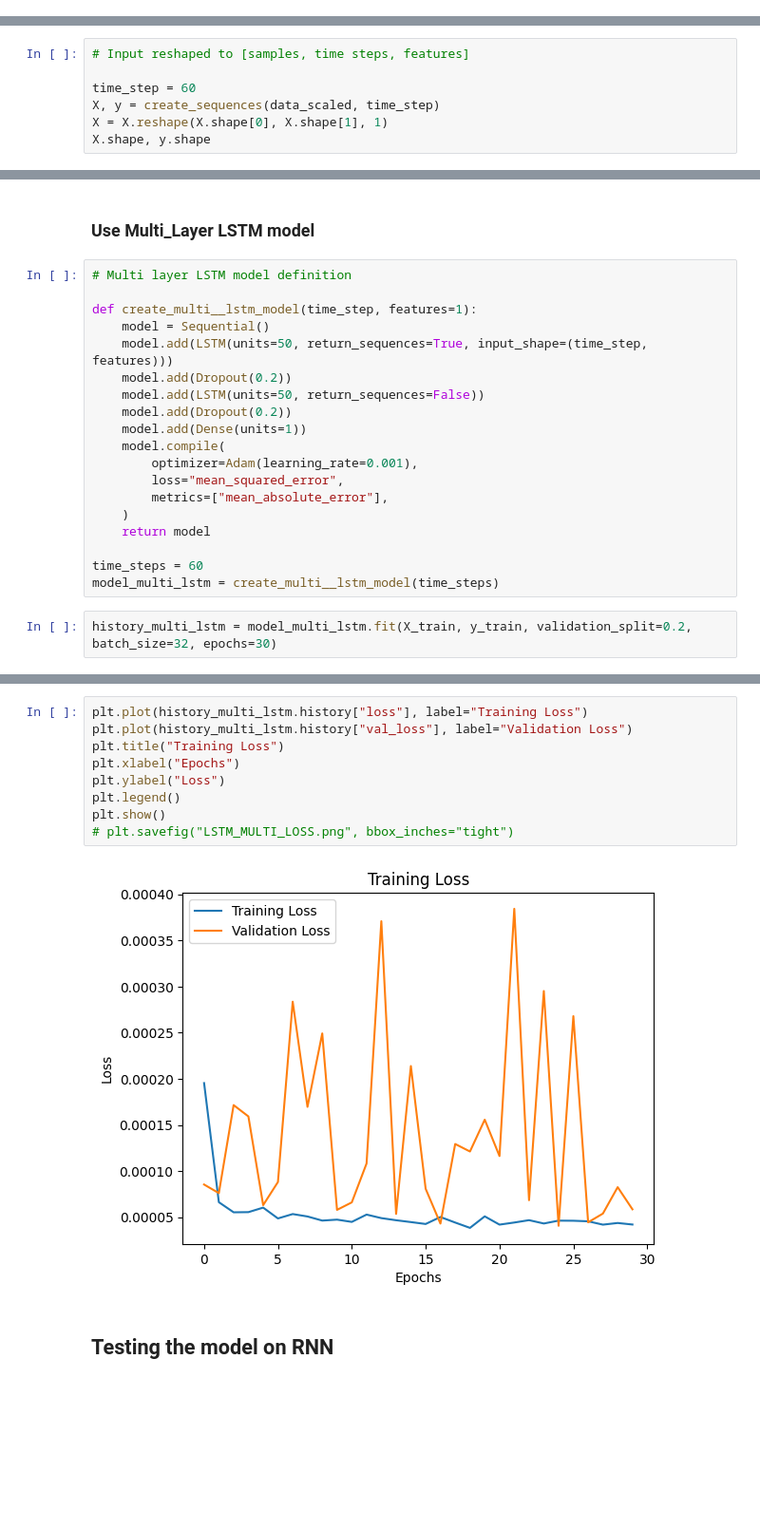
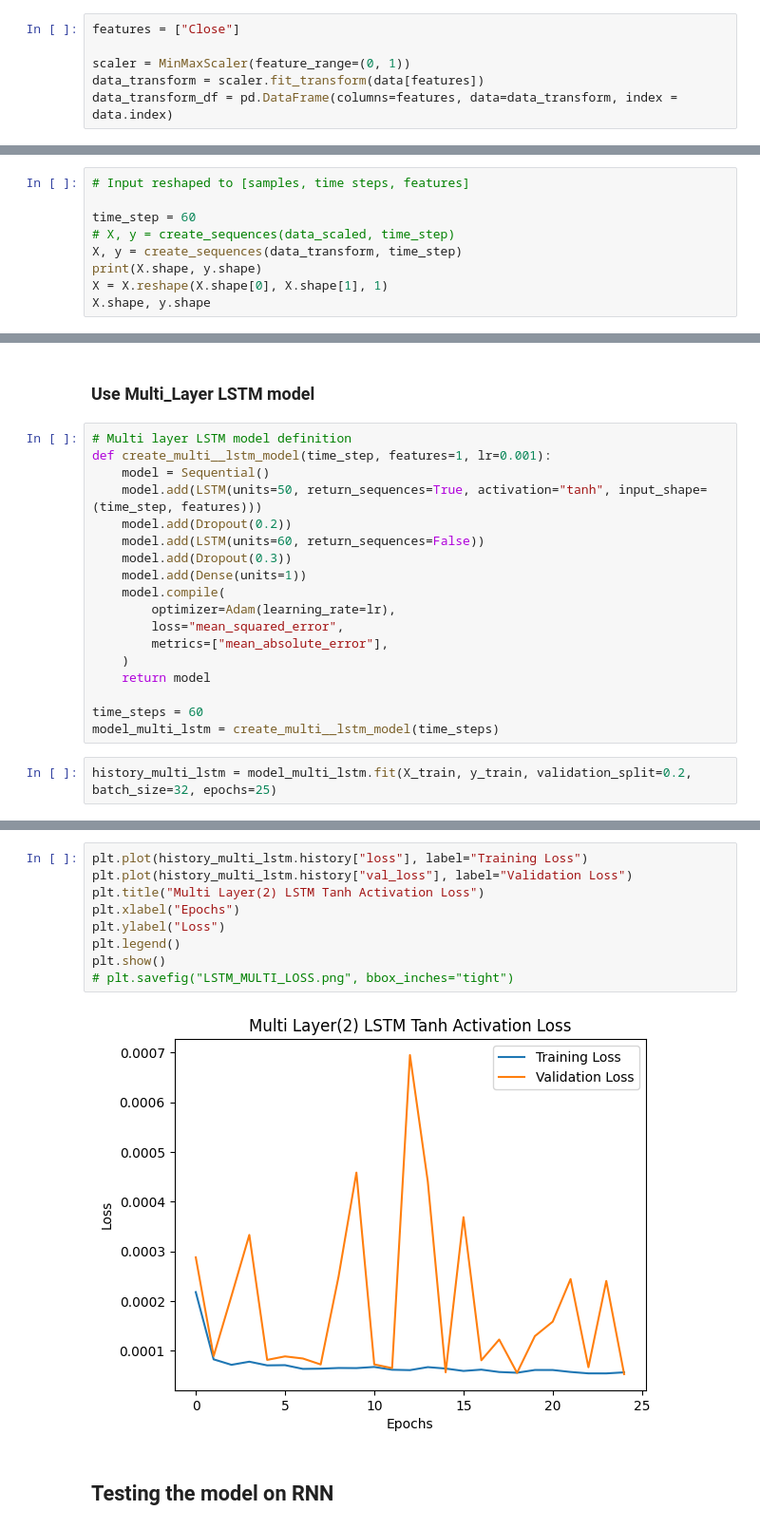
Before and after one commit to asimMahat/Stock-Market-Prediction, a Jupyter notebook: LSTM_predictor.ipynb, the cells around one changed output, grey strips where cells are left out. Shown at 95% size. Saved outputs shown, nothing was run; the diff lists cells and outputs as text; blank space fills up the shorter version.

```diff
--- a/LSTM_predictor.ipynb
+++ b/LSTM_predictor.ipynb
@@ -80,3 +79,9 @@ The output implies the presence of 15797 rows of data with one "closing price" f
+# %%
+features = ["Close"]
+
+scaler = MinMaxScaler(feature_range=(0, 1))
+data_transform = scaler.fit_transform(data[features])
+data_transform_df = pd.DataFrame(columns=features, data=data_transform, index = data.index)
 # %% [markdown]
 ### Preparing data to feed into LSTM model
 # %%
@@ -88,7 +93,9 @@ def create_sequences(data, time_step):
 # Input reshaped to [samples, time steps, features]
 
 time_step = 60
-X, y = create_sequences(data_scaled, time_step)
+# X, y = create_sequences(data_scaled, time_step)
+X, y = create_sequences(data_transform, time_step)
+print(X.shape, y.shape)
 X = X.reshape(X.shape[0], X.shape[1], 1)
 X.shape, y.shape
 # %% [output]
@@ -263,16 +271,15 @@ plt.show()
 ### Use Multi_Layer LSTM model
 # %%
 # Multi layer LSTM model definition
-
-def create_multi__lstm_model(time_step, features=1):
+def create_multi__lstm_model(time_step, features=1, lr=0.001):
     model = Sequential()
-    model.add(LSTM(units=50, return_sequences=True, input_shape=(time_step, features)))
+    model.add(LSTM(units=50, return_sequences=True, activation="tanh", input_shape=(time_step, features)))
     model.add(Dropout(0.2))
-    model.add(LSTM(units=50, return_sequences=False))
-    model.add(Dropout(0.2))
+    model.add(LSTM(units=60, return_sequences=False))
+    model.add(Dropout(0.3))
     model.add(Dense(units=1))
     model.compile(
-        optimizer=Adam(learning_rate=0.001),
+        optimizer=Adam(learning_rate=lr),
         loss="mean_squared_error",
         metrics=["mean_absolute_error"],
     )
@@ -281,5 +288,5 @@ def create_multi__lstm_model(time_step, features=1):
 time_steps = 60
 model_multi_lstm = create_multi__lstm_model(time_steps)
 # %%
-history_multi_lstm = model_multi_lstm.fit(X_train, y_train, validation_split=0.2, batch_size=32, epochs=30)
+history_multi_lstm = model_multi_lstm.fit(X_train, y_train, validation_split=0.2, batch_size=32, epochs=25)
 # %% [output]
@@ -303,14 +310,14 @@ Epoch 30/30
 # %%
 plt.plot(history_multi_lstm.history["loss"], label="Training Loss")
 plt.plot(history_multi_lstm.history["val_loss"], label="Validation Loss")
-plt.title("Training Loss")
+plt.title("Multi Layer(2) LSTM Tanh Activation Loss")
 plt.xlabel("Epochs")
 plt.ylabel("Loss")
 plt.legend()
 plt.show()
 # plt.savefig("LSTM_MULTI_LOSS.png", bbox_inches="tight")
 # %% [output]
-[figure, old version]
+[figure, new version]
 # %% [markdown]
 ## Testing the model on RNN
 # %%
```
Also changed, not shown: parts of 35 cells of this notebook, 1 other file.
